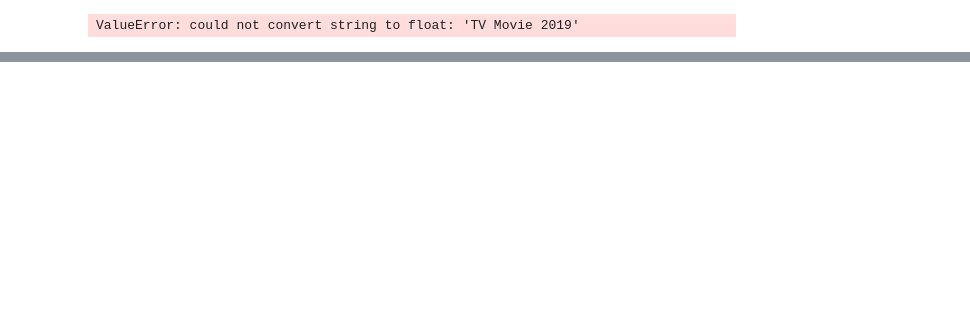
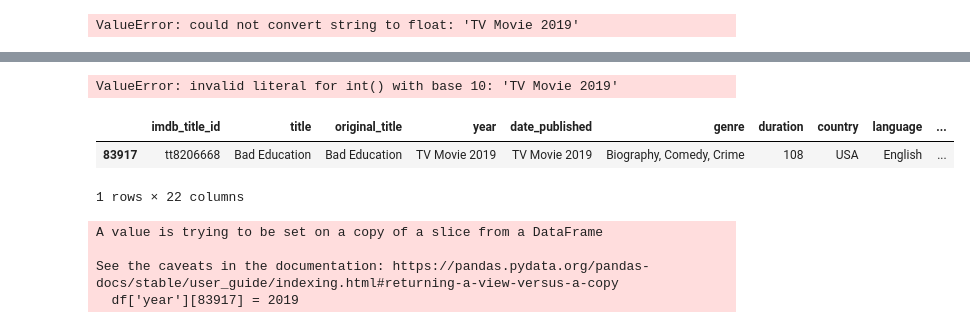
Before and after one commit to raizelistaken/MovieAnalysis, a Jupyter notebook: Project_1.ipynb, the cells around one changed output, grey strips where cells are left out. Drawn from its saved outputs; the diff is of its cells as text; code cells hidden in the pictures; blank space fills up the shorter version.

Commit message:
finally was able to convert year col from object to int

```diff
--- a/Project_1.ipynb
+++ b/Project_1.ipynb
@@ -156,0 +185,17 @@ ValueError: could not convert string to float: 'TV Movie 2019'
+# %%
+df['year'].astype(int)
+# %% [output]
+ValueError: invalid literal for int() with base 10: 'TV Movie 2019'
+# %%
+df.loc[df['year'] == 'TV Movie 2019']
+# %% [output]
+|  | imdb_title_id | title | original_title | year | date_published | genre | duration | country | language | ... |
+| 83917 | tt8206668 | Bad Education | Bad Education | TV Movie 2019 | TV Movie 2019 | Biography, Comedy, Crime | 108 | USA | English | ... |
+1 rows × 22 columns
+# %%
+df['year'][83917] = 2019
+# %% [output]
+A value is trying to be set on a copy of a slice from a DataFrame
+
+See the caveats in the documentation: https://pandas.pydata.org/pandas-docs/stable/user_guide/indexing.html#returning-a-view-versus-a-copy
+  df['year'][83917] = 2019
```
Also changed, not shown: parts of 5 cells of this notebook.
